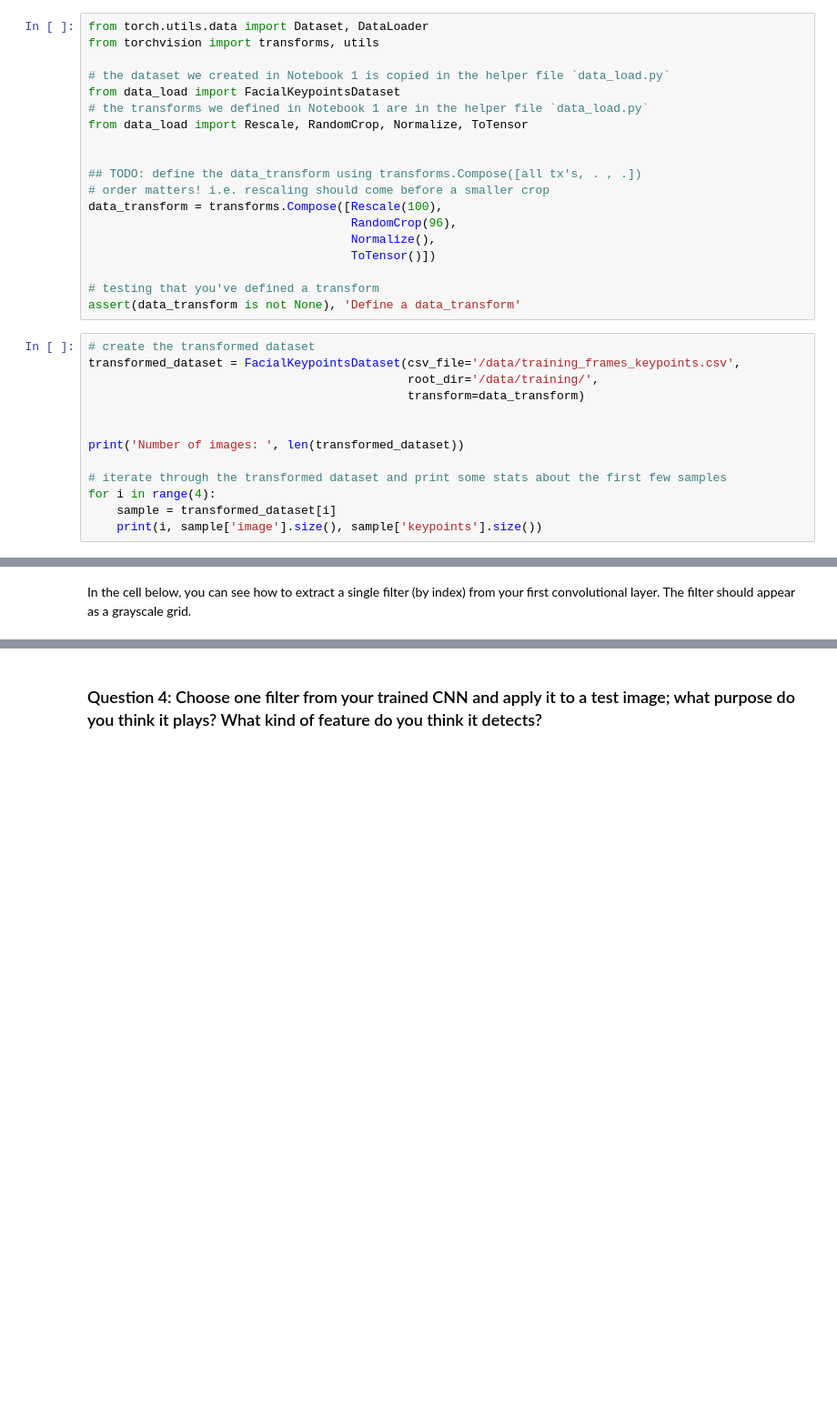
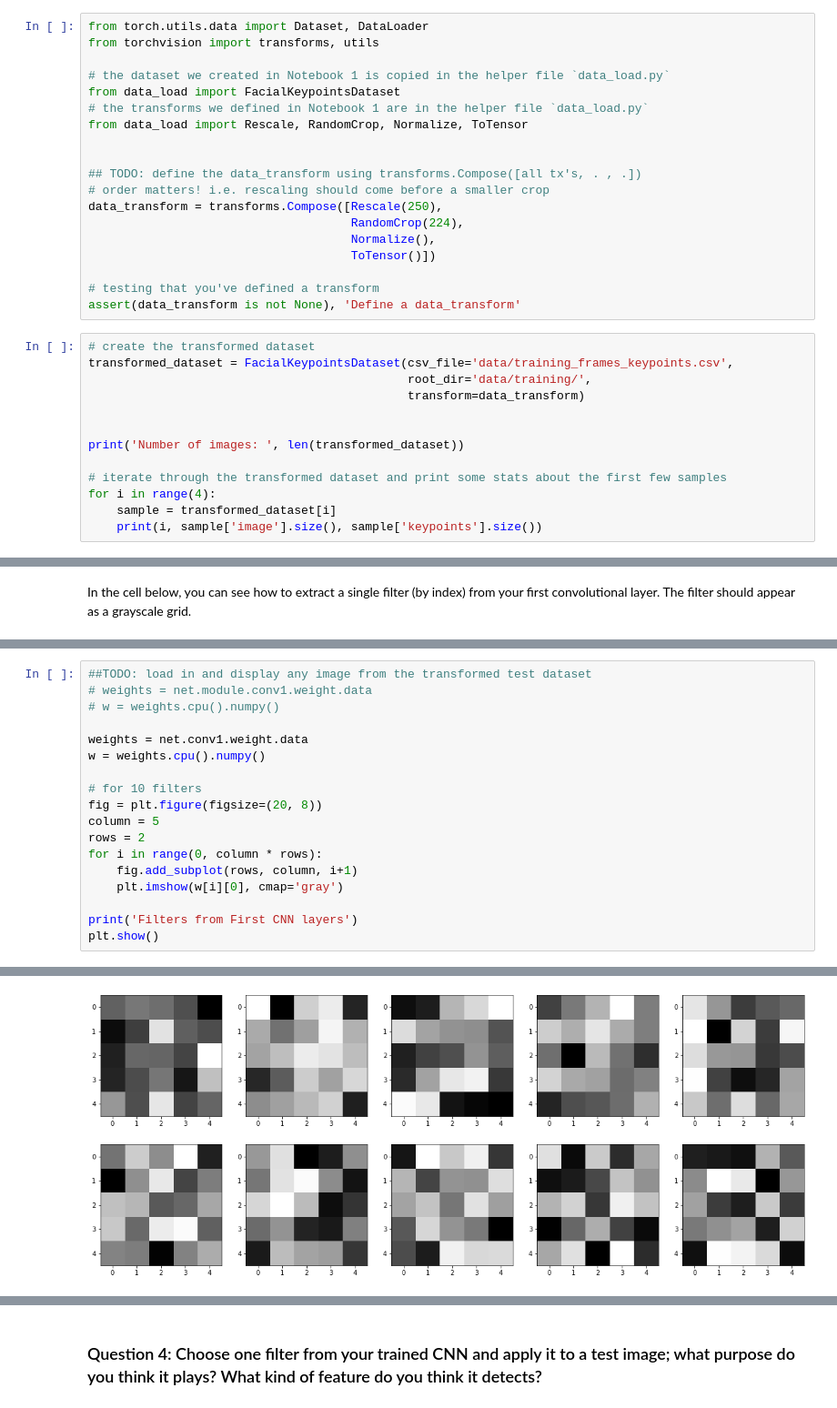
Before and after one commit to abalikhan/CV_ND, a Jupyter notebook: P1_Facial_Keypoints/2. Define the Network Architecture.ipynb, the cells around one changed output, grey strips where cells are left out. Shown at 91% size. Saved outputs shown, nothing was run; the diff lists cells and outputs as text; blank space fills up the shorter version.

```diff
--- a/P1_Facial_Keypoints/2. Define the Network Architecture.ipynb
+++ b/P1_Facial_Keypoints/2. Define the Network Architecture.ipynb
@@ -186,8 +145,8 @@ from data_load import Rescale, RandomCrop, Normalize, ToTensor
 
 ## TODO: define the data_transform using transforms.Compose([all tx's, . , .])
 # order matters! i.e. rescaling should come before a smaller crop
-data_transform = transforms.Compose([Rescale(100),
-                                     RandomCrop(96),
+data_transform = transforms.Compose([Rescale(250),
+                                     RandomCrop(224),
                                      Normalize(),
                                      ToTensor()])
 
@@ -195,8 +154,8 @@ data_transform = transforms.Compose([Rescale(100),
 assert(data_transform is not None), 'Define a data_transform'
 # %%
 # create the transformed dataset
-transformed_dataset = FacialKeypointsDataset(csv_file='/data/training_frames_keypoints.csv',
-                                             root_dir='/data/training/',
+transformed_dataset = FacialKeypointsDataset(csv_file='data/training_frames_keypoints.csv',
+                                             root_dir='data/training/',
                                              transform=data_transform)
 
 
@@ -574,0 +643,19 @@ Next, choose a test image and filter it with one of the convolutional kernels in
+# %%
+##TODO: load in and display any image from the transformed test dataset
+# weights = net.module.conv1.weight.data
+# w = weights.cpu().numpy()
+
+weights = net.conv1.weight.data
+w = weights.cpu().numpy()
+
+# for 10 filters
+fig = plt.figure(figsize=(20, 8))
+column = 5
+rows = 2
+for i in range(0, column * rows):
+    fig.add_subplot(rows, column, i+1)
+    plt.imshow(w[i][0], cmap='gray')
+
+print('Filters from First CNN layers')
+plt.show()
+# %% [output]
@@ -574,0 +663 @@ Next, choose a test image and filter it with one of the convolutional kernels in
+[figure, added]
```
Also changed, not shown: parts of 40 cells of this notebook, 7 other files.
